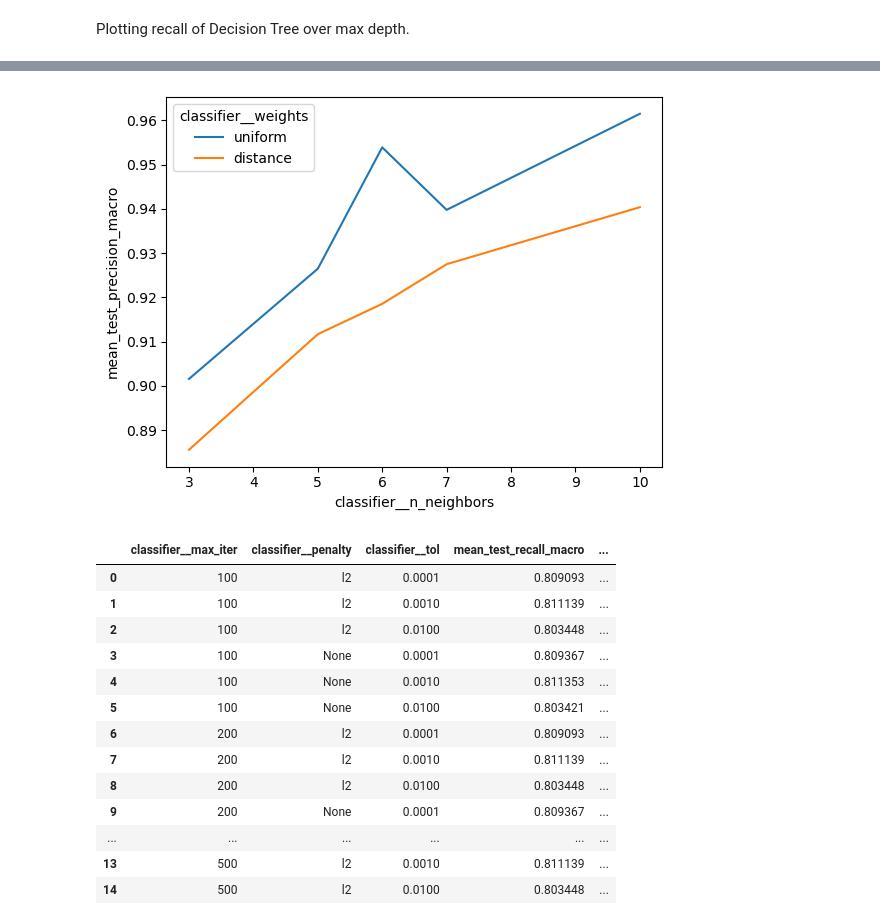
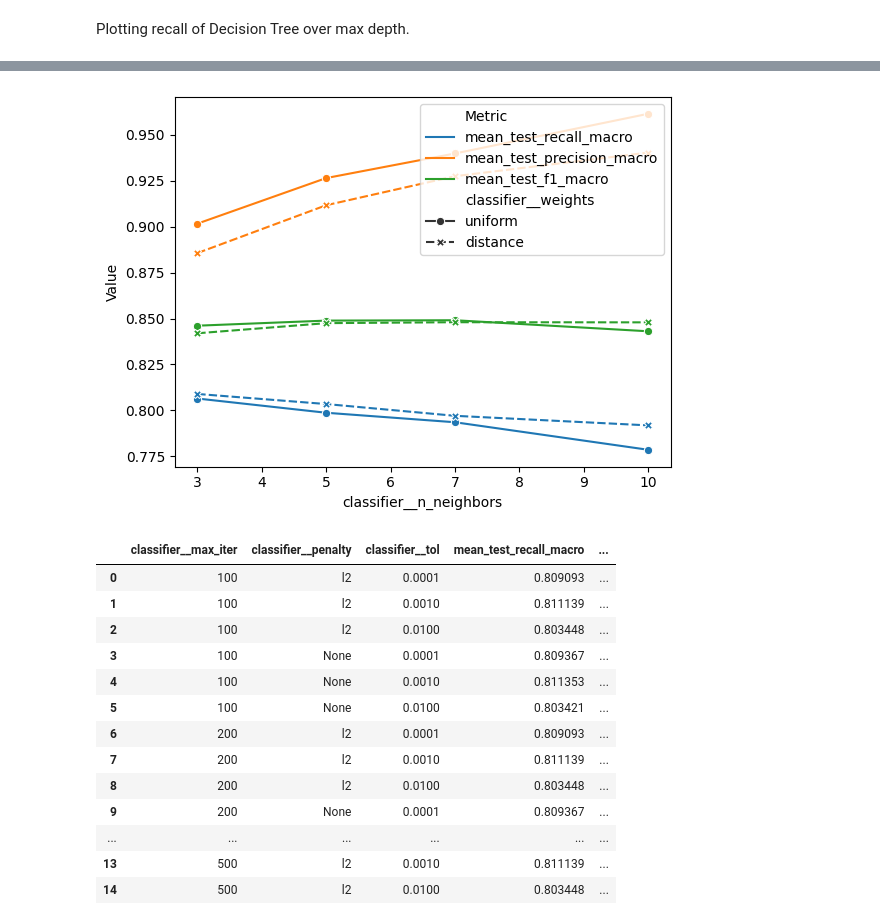
Before and after one commit to ultra-passion-fruit/Diabetes-Data-Analysis, a Jupyter notebook: csi4106_a2_300228879_300240688.ipynb, the cells around one changed output, grey strips where cells are left out. Saved outputs shown, nothing was run; the diff lists cells and outputs as text; code cells hidden in the pictures.

```diff
--- a/csi4106_a2_300228879_300240688.ipynb
+++ b/csi4106_a2_300228879_300240688.ipynb
@@ -862,8 +887,15 @@ knn_grid_search_df
-# %%
-sns.lineplot(knn_grid_search_df, x="classifier__n_neighbors", y="mean_test_precision_macro", hue="classifier__weights")
-plt.show()
-# %% [output]
-[figure, removed]
+# %%
+knn_grid_search_melted = knn_grid_search_df.melt(
+    id_vars= ["classifier__n_neighbors", "classifier__weights"],
+    value_vars= ["mean_test_recall_macro", "mean_test_precision_macro", "mean_test_f1_macro"],
+    var_name = "Metric",
+    value_name = "Value"
+)
+
+sns.lineplot(knn_grid_search_melted, x="classifier__n_neighbors", y="Value", hue="Metric", style="classifier__weights", markers = True)
+plt.show()
+# %% [output]
+[figure, added]
 # %%
 logic_grid_search_df
 # %% [output]
```
Also changed, not shown: parts of 17 cells of this notebook.
